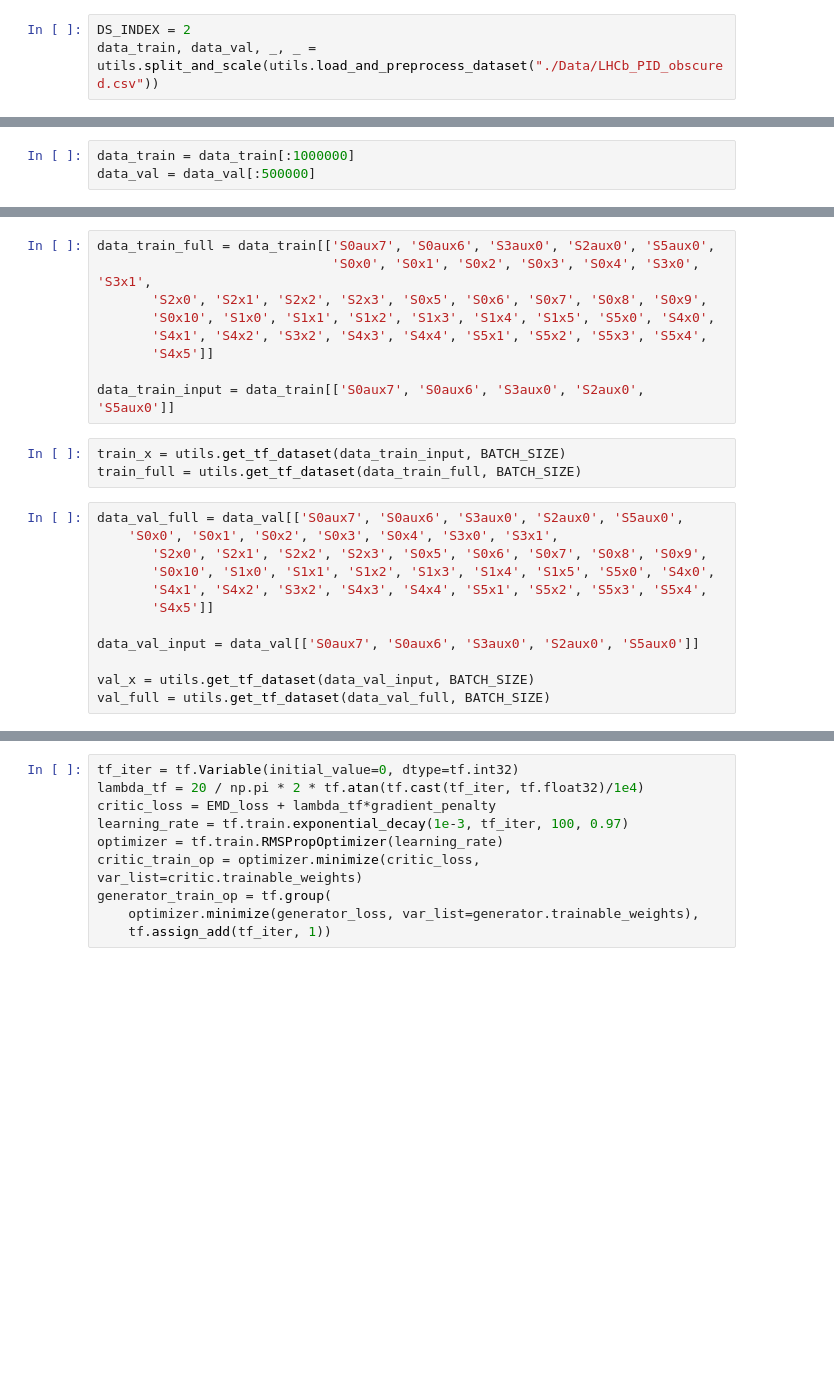
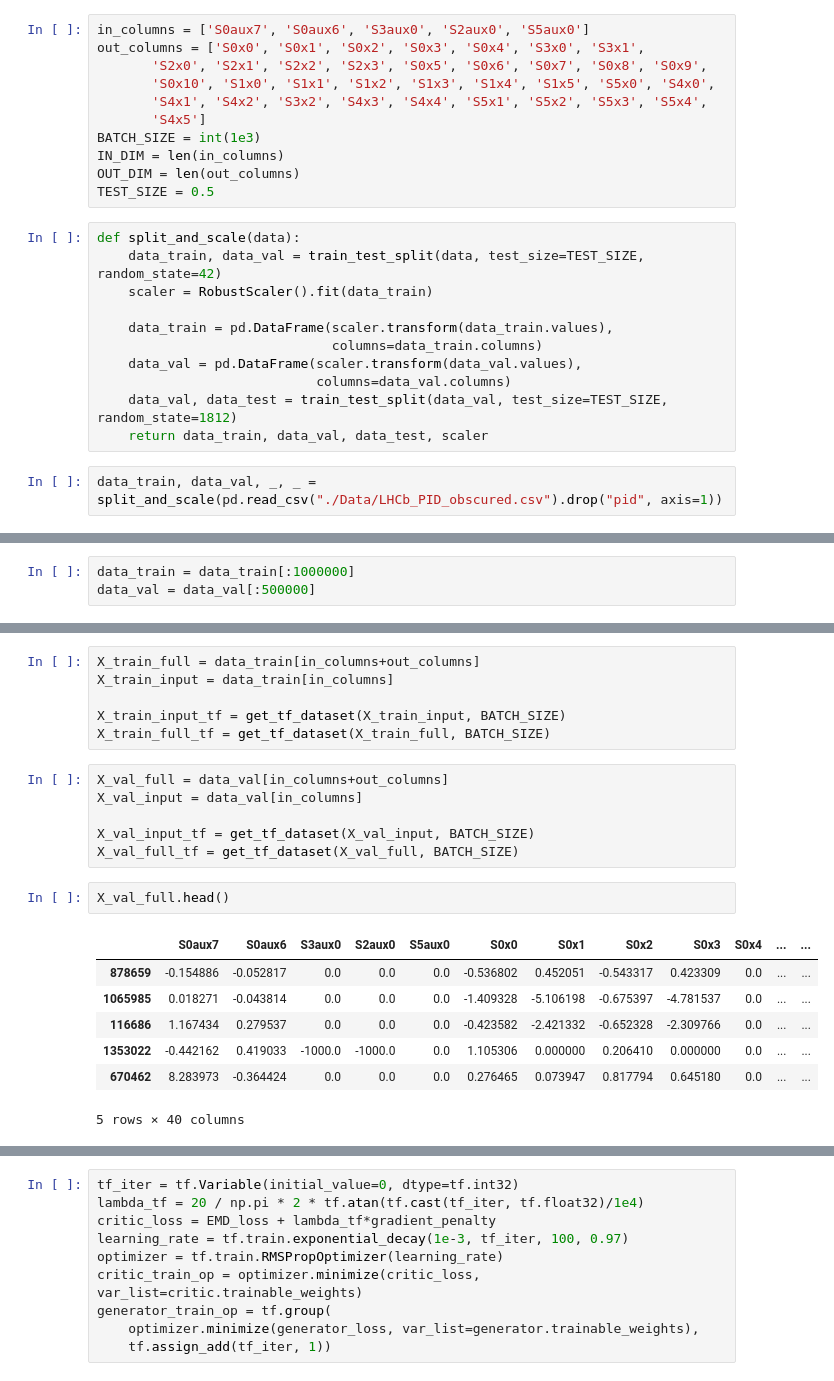
Before and after one commit to weissercn/LHCb_PID_Compression, a Jupyter notebook: GAN.ipynb, the cells around one changed output, grey strips where cells are left out. Drawn from its saved outputs; the diff is of its cells as text; blank space fills up the shorter version.

```diff
--- a/GAN.ipynb
+++ b/GAN.ipynb
@@ -30,4 +24,25 @@ import utils
+# %%
+in_columns = ['S0aux7', 'S0aux6', 'S3aux0', 'S2aux0', 'S5aux0']
+out_columns = ['S0x0', 'S0x1', 'S0x2', 'S0x3', 'S0x4', 'S3x0', 'S3x1',
+       'S2x0', 'S2x1', 'S2x2', 'S2x3', 'S0x5', 'S0x6', 'S0x7', 'S0x8', 'S0x9',
+       'S0x10', 'S1x0', 'S1x1', 'S1x2', 'S1x3', 'S1x4', 'S1x5', 'S5x0', 'S4x0',
+       'S4x1', 'S4x2', 'S3x2', 'S4x3', 'S4x4', 'S5x1', 'S5x2', 'S5x3', 'S5x4',
+       'S4x5']
+BATCH_SIZE = int(1e3)
+IN_DIM = len(in_columns)
+OUT_DIM = len(out_columns)
+TEST_SIZE = 0.5
+# %%
+def split_and_scale(data):
+    data_train, data_val = train_test_split(data, test_size=TEST_SIZE, random_state=42)
+    scaler = RobustScaler().fit(data_train)
+
+    data_train = pd.DataFrame(scaler.transform(data_train.values),
+                              columns=data_train.columns)
+    data_val = pd.DataFrame(scaler.transform(data_val.values),
+                            columns=data_val.columns)
+    data_val, data_test = train_test_split(data_val, test_size=TEST_SIZE, random_state=1812)
+    return data_train, data_val, data_test, scaler
 # %%
-DS_INDEX = 2
-data_train, data_val, _, _ = utils.split_and_scale(utils.load_and_preprocess_dataset("./Data/LHCb_PID_obscured.csv"))
+data_train, data_val, _, _ = split_and_scale(pd.read_csv("./Data/LHCb_PID_obscured.csv").drop("pid", axis=1))
 # %%
@@ -54,25 +72,23 @@ generator = keras.models.Sequential(
-# %%
-data_train_full = data_train[['S0aux7', 'S0aux6', 'S3aux0', 'S2aux0', 'S5aux0',
-                              'S0x0', 'S0x1', 'S0x2', 'S0x3', 'S0x4', 'S3x0', 'S3x1',
-       'S2x0', 'S2x1', 'S2x2', 'S2x3', 'S0x5', 'S0x6', 'S0x7', 'S0x8', 'S0x9',
-       'S0x10', 'S1x0', 'S1x1', 'S1x2', 'S1x3', 'S1x4', 'S1x5', 'S5x0', 'S4x0',
-       'S4x1', 'S4x2', 'S3x2', 'S4x3', 'S4x4', 'S5x1', 'S5x2', 'S5x3', 'S5x4',
-       'S4x5']]
-
-data_train_input = data_train[['S0aux7', 'S0aux6', 'S3aux0', 'S2aux0', 'S5aux0']]
-# %%
-train_x = utils.get_tf_dataset(data_train_input, BATCH_SIZE)
-train_full = utils.get_tf_dataset(data_train_full, BATCH_SIZE)
-# %%
-data_val_full = data_val[['S0aux7', 'S0aux6', 'S3aux0', 'S2aux0', 'S5aux0',
-    'S0x0', 'S0x1', 'S0x2', 'S0x3', 'S0x4', 'S3x0', 'S3x1',
-       'S2x0', 'S2x1', 'S2x2', 'S2x3', 'S0x5', 'S0x6', 'S0x7', 'S0x8', 'S0x9',
-       'S0x10', 'S1x0', 'S1x1', 'S1x2', 'S1x3', 'S1x4', 'S1x5', 'S5x0', 'S4x0',
-       'S4x1', 'S4x2', 'S3x2', 'S4x3', 'S4x4', 'S5x1', 'S5x2', 'S5x3', 'S5x4',
-       'S4x5']]
-
-data_val_input = data_val[['S0aux7', 'S0aux6', 'S3aux0', 'S2aux0', 'S5aux0']]
-
-val_x = utils.get_tf_dataset(data_val_input, BATCH_SIZE)
-val_full = utils.get_tf_dataset(data_val_full, BATCH_SIZE)
+# %%
+X_train_full = data_train[in_columns+out_columns]
+X_train_input = data_train[in_columns]
+
+X_train_input_tf = get_tf_dataset(X_train_input, BATCH_SIZE)
+X_train_full_tf = get_tf_dataset(X_train_full, BATCH_SIZE)
+# %%
+X_val_full = data_val[in_columns+out_columns]
+X_val_input = data_val[in_columns]
+
+X_val_input_tf = get_tf_dataset(X_val_input, BATCH_SIZE)
+X_val_full_tf = get_tf_dataset(X_val_full, BATCH_SIZE)
+# %%
+X_val_full.head()
+# %% [output]
+|  | S0aux7 | S0aux6 | S3aux0 | S2aux0 | S5aux0 | S0x0 | S0x1 | S0x2 | S0x3 | S0x4 | ... | ... |
+| 878659 | -0.154886 | -0.052817 | 0.0 | 0.0 | 0.0 | -0.536802 | 0.452051 | -0.543317 | 0.423309 | 0.0 | ... | ... |
+| 1065985 | 0.018271 | -0.043814 | 0.0 | 0.0 | 0.0 | -1.409328 | -5.106198 | -0.675397 | -4.781537 | 0.0 | ... | ... |
+| 116686 | 1.167434 | 0.279537 | 0.0 | 0.0 | 0.0 | -0.423582 | -2.421332 | -0.652328 | -2.309766 | 0.0 | ... | ... |
+| 1353022 | -0.442162 | 0.419033 | -1000.0 | -1000.0 | 0.0 | 1.105306 | 0.000000 | 0.206410 | 0.000000 | 0.0 | ... | ... |
+| 670462 | 8.283973 | -0.364424 | 0.0 | 0.0 | 0.0 | 0.276465 | 0.073947 | 0.817794 | 0.645180 | 0.0 | ... | ... |
+5 rows × 40 columns
 # %%
```
Also changed, not shown: parts of 16 cells of this notebook, 2 other files.
